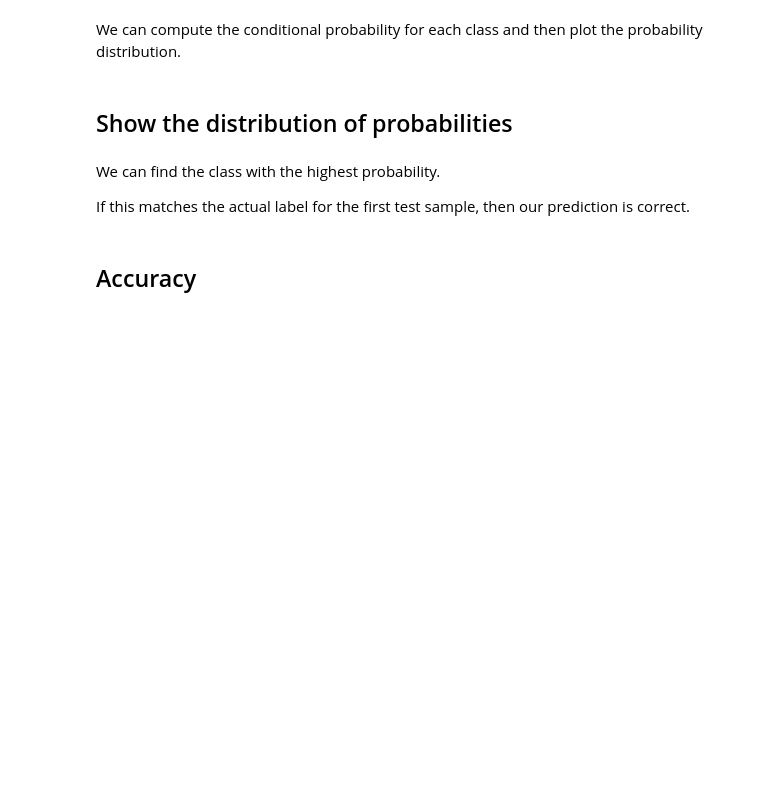
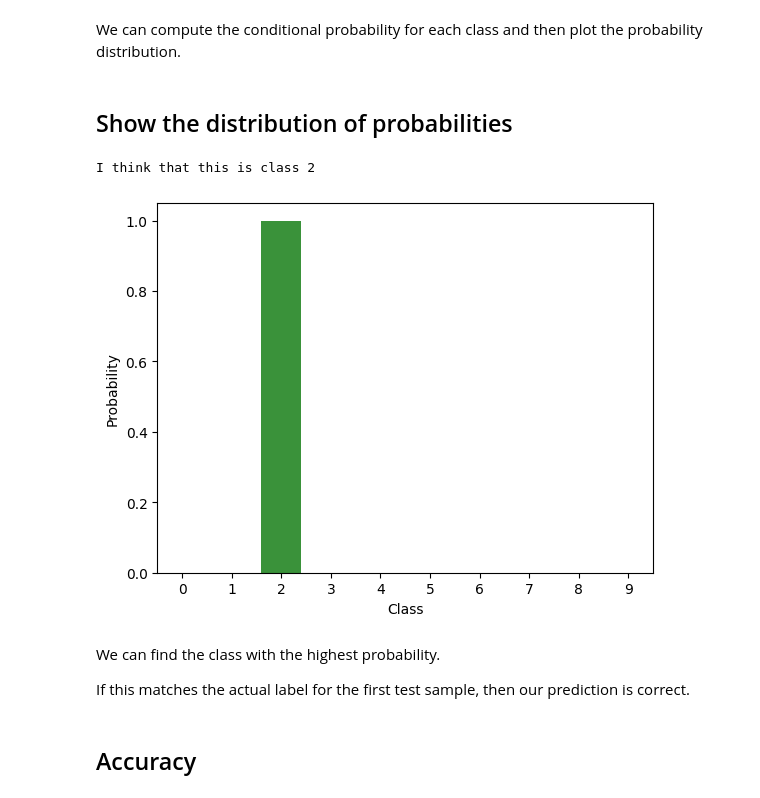
Before and after one commit to Olihaha/cds-visual, a Jupyter notebook: nbs/session5_inclass_oli.ipynb, the cells around one changed output. Drawn from its saved outputs; the diff is of its cells as text; code cells hidden in the pictures; blank space fills up the shorter version.

```diff
--- a/nbs/session5_inclass_oli.ipynb
+++ b/nbs/session5_inclass_oli.ipynb
@@ -118,7 +147,13 @@ We can compute the conditional probability for each class and then plot the prob
 # %% [markdown]
 ## Show the distribution of probabilities
 # %%
-clf_util.plot_probs(X_test_scaled, 50, clf, classes)
+clf_util.plot_probs(X_test_scaled,
+                    50, #pick an image
+                    clf,  #trained classifier model
+                    classes) #names of classes
+# %% [output]
+I think that this is class 2
+[figure, added]
 # %% [markdown]
 We can find the class with the highest probability.
 
```
Also changed, not shown: parts of 16 cells of this notebook, 2 other files.
